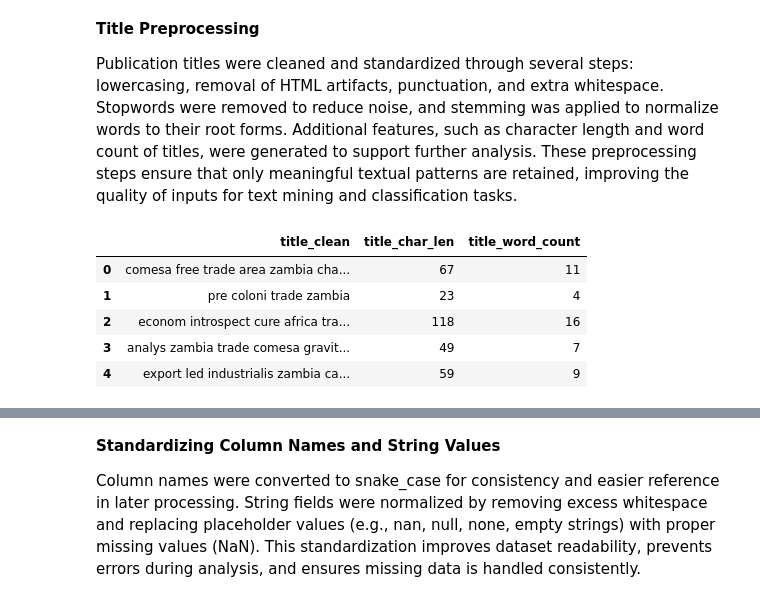
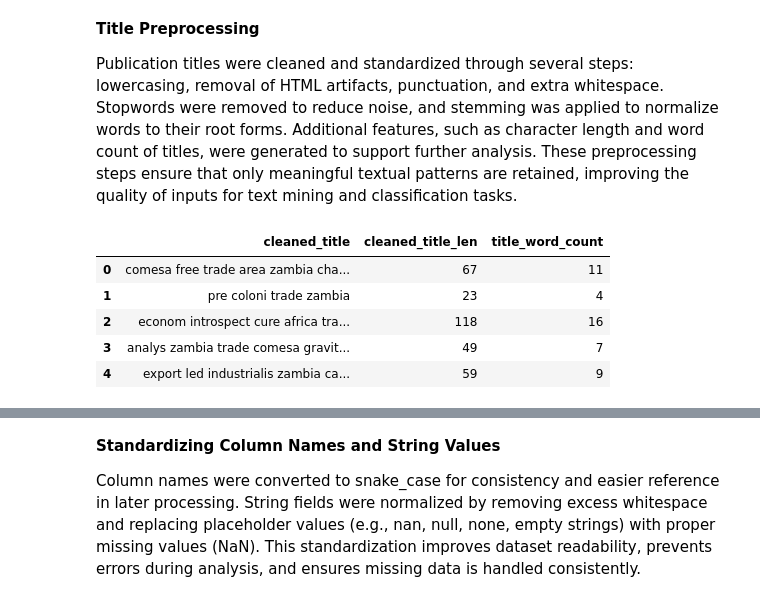
Before and after one commit to FestuMiles/classification-model-unza-publications, a Jupyter notebook: Classification_of_unza_faculty_research_interests.ipynb, the cells around one changed output, grey strips where cells are left out. Cells and saved outputs as stored; diff of their text form; code cells hidden in the pictures.

```diff
--- a/Classification_of_unza_faculty_research_interests.ipynb
+++ b/Classification_of_unza_faculty_research_interests.ipynb
@@ -323,34 +323,34 @@ Publication titles were cleaned and standardized through several steps: lowercas
 # %%
 # cleaning and preprocessing publication titles
 
 def basic_text_clean(s: pd.Series) -> pd.Series:
     s = s.str.lower()
     s = s.str.replace(r"&amp;", "and", regex=True)
     s = s.str.replace(r"[^a-z\s]", " ", regex=True)
     s = s.str.replace(r"\s+", " ", regex=True).str.strip()
     return s
 
 def remove_stopwords(text):
     stop_words = set(stopwords.words('english'))
     tokens = word_tokenize(text)
     filtered_tokens = [word for word in tokens if word not in stop_words]
     return ' '.join(filtered_tokens)
 
 def stem_text(words):
     tokens = word_tokenize(words)
     stemmer = PorterStemmer()
     stemmed_tokens = [stemmer.stem(token) for token in tokens]
     return ' '.join(stemmed_tokens)
 
-pub_details["title_clean"] = basic_text_clean(pub_details['title'])
-pub_details["title_clean"] = pub_details["title_clean"].apply(remove_stopwords)
-pub_details["title_clean"] = pub_details["title_clean"].apply(stem_text)
-pub_details["title_char_len"] = pub_details["title_clean"].str.len()
-pub_details["title_word_count"] = pub_details["title_clean"].str.split().str.len()
+pub_details["cleaned_title"] = basic_text_clean(pub_details['title'])
+pub_details["cleaned_title"] = pub_details["cleaned_title"].apply(remove_stopwords)
+pub_details["cleaned_title"] = pub_details["cleaned_title"].apply(stem_text)
+pub_details["cleaned_title_len"] = pub_details["cleaned_title"].str.len()
+pub_details["title_word_count"] = pub_details["cleaned_title"].str.split().str.len()
 
-pub_details[["title_clean","title_char_len","title_word_count"]].head()
+pub_details[["cleaned_title","cleaned_title_len","title_word_count"]].head()
 # %% [output]
-|  | title_clean | title_char_len | title_word_count |
+|  | cleaned_title | cleaned_title_len | title_word_count |
 | 0 | comesa free trade area zambia cha... | 67 | 11 |
 | 1 | pre coloni trade zambia | 23 | 4 |
 | 2 | econom introspect cure africa tra... | 118 | 16 |
```
Also changed, not shown: parts of 11 cells of this notebook.
